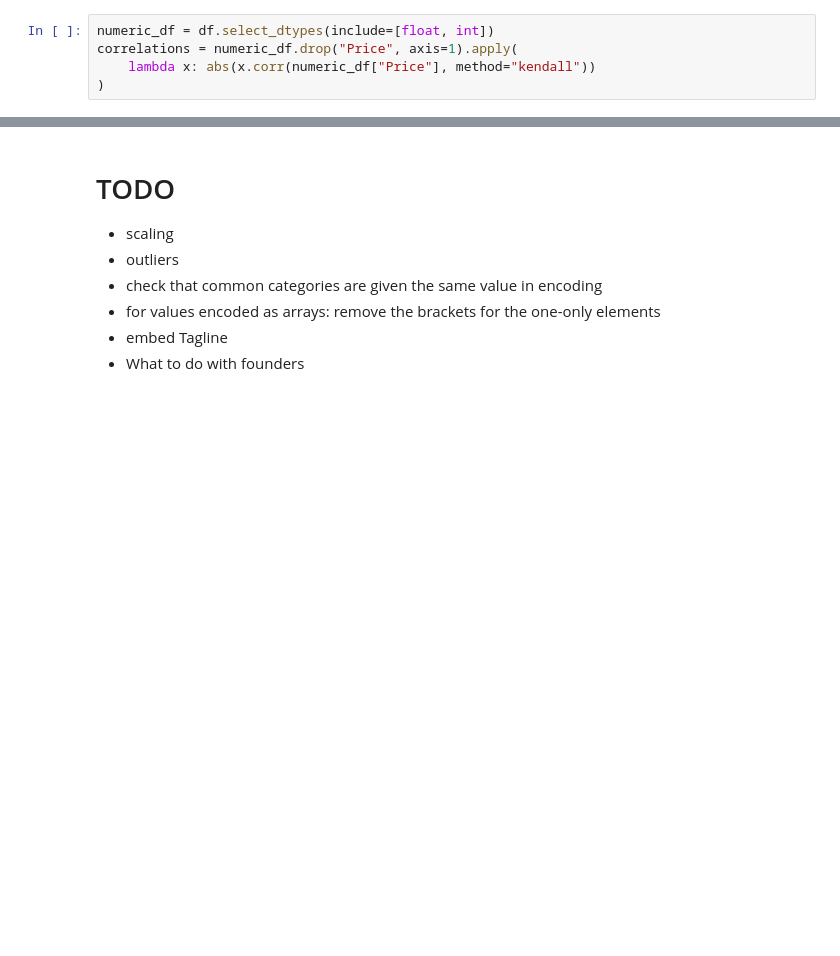
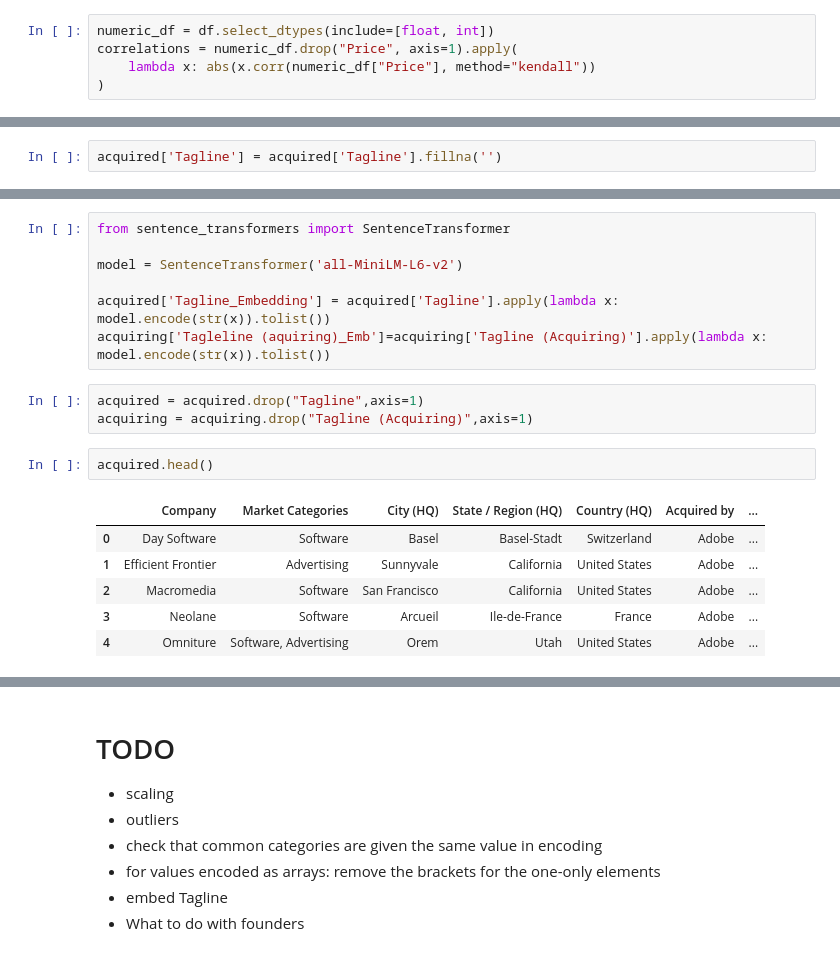
Before and after one commit to Omar-Elhakim/TechCompaniesPricePrediction, a Jupyter notebook: main.ipynb, the cells around one changed output, grey strips where cells are left out. Saved outputs shown, nothing was run; the diff lists cells and outputs as text; blank space fills up the shorter version.

Commit message:
Added embedded Tagline in both acqired and acquring datsets

```diff
--- a/main.ipynb
+++ b/main.ipynb
@@ -721,0 +726,2 @@ dtype: float64
+# %%
+acquired['Tagline'] = acquired['Tagline'].fillna('')
@@ -721,0 +737,19 @@ dtype: float64
+# %%
+from sentence_transformers import SentenceTransformer
+
+model = SentenceTransformer('all-MiniLM-L6-v2')
+
+acquired['Tagline_Embedding'] = acquired['Tagline'].apply(lambda x: model.encode(str(x)).tolist())
+acquiring['Tagleline (aquiring)_Emb']=acquiring['Tagline (Acquiring)'].apply(lambda x: model.encode(str(x)).tolist())
+# %%
+acquired = acquired.drop("Tagline",axis=1)
+acquiring = acquiring.drop("Tagline (Acquiring)",axis=1)
+# %%
+acquired.head()
+# %% [output]
+|  | Company | Market Categories | City (HQ) | State / Region (HQ) | Country (HQ) | Acquired by | ... |
+| 0 | Day Software | Software | Basel | Basel-Stadt | Switzerland | Adobe | ... |
+| 1 | Efficient Frontier | Advertising | Sunnyvale | California | United States | Adobe | ... |
+| 2 | Macromedia | Software | San Francisco | California | United States | Adobe | ... |
+| 3 | Neolane | Software | Arcueil | Ile-de-France | France | Adobe | ... |
+| 4 | Omniture | Software, Advertising | Orem | Utah | United States | Adobe | ... |
```
Also changed, not shown: parts of 4 cells of this notebook, 1 other file.
